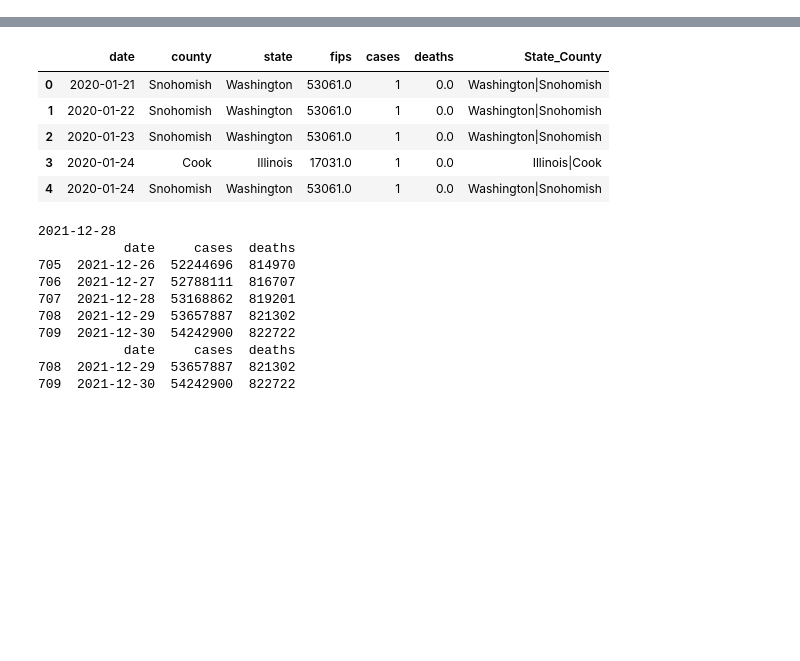
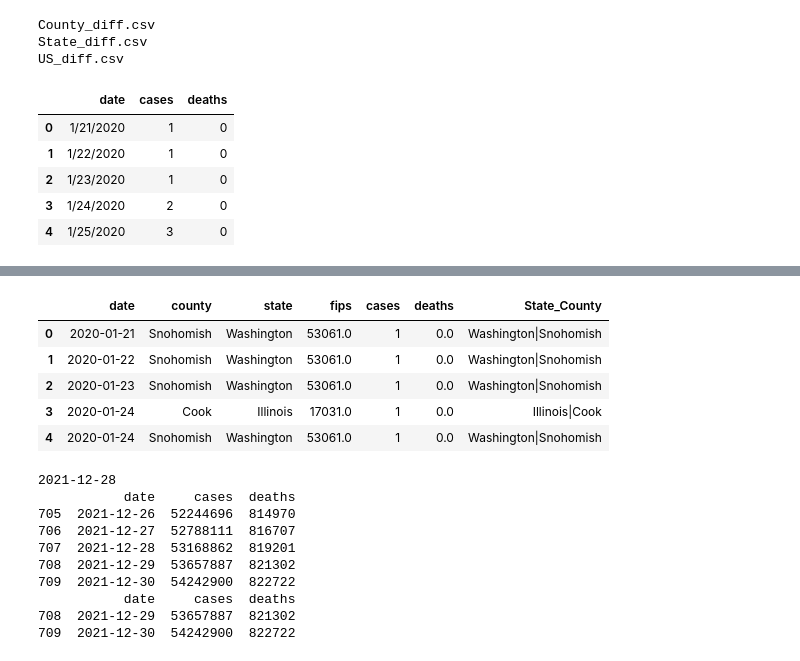
Before and after one commit to salikhussaini/Covid-Dashboard, a Jupyter notebook: Test.ipynb, the cells around one changed output, grey strips where cells are left out. Drawn from its saved outputs; the diff is of its cells as text; code cells hidden in the pictures; blank space fills up the shorter version.

```diff
--- a/Test.ipynb
+++ b/Test.ipynb
@@ -7,3 +7,47 @@ import plotly.graph_objects as go # Plotting
 import plotly.express as px
 import plotly.graph_objs as go
 from plotly.subplots import make_subplots
+# %%
+import zipfile
+
+def get_data():
+    path_to_zip_file = 'Data/US.zip'
+    with zipfile.ZipFile(path_to_zip_file, 'r') as zip_ref:
+        files = zip_ref.namelist()
+        files_a = []
+        for a in files:
+            df = zip_ref.open(a)
+            df = pd.read_csv(df)
+            files_a.append(df)
+
+        US,US_counties,US_states = (files_a[0],files_a[1],files_a[2])
+
+    path_to_zip_file = 'Data/US_diff.zip'
+    with zipfile.ZipFile(path_to_zip_file, 'r') as zip_ref:
+        files = zip_ref.namelist()
+        files_a = []
+        for a in files:
+            print(a)
+            df = zip_ref.open(a)
+            df = pd.read_csv(df)
+            files_a.append(df)
+
+        US_counties_diff,US_states_diff,US_diff = (files_a[0],files_a[1],files_a[2])
+
+        US_counties_diff['State_County'] = US_counties_diff['state'] + "|" + US_counties_diff['county']
+    return(US,US_counties,US_states,US_diff,US_counties_diff,US_states_diff)
+
+US,US_counties,US_states,US_diff,US_counties_diff,US_states_diff = get_data()
+
+
+US.head()
+# %% [output]
+County_diff.csv
+State_diff.csv
+US_diff.csv
+|  | date | cases | deaths |
+| 0 | 1/21/2020 | 1 | 0 |
+| 1 | 1/22/2020 | 1 | 0 |
+| 2 | 1/23/2020 | 1 | 0 |
+| 3 | 1/24/2020 | 2 | 0 |
+| 4 | 1/25/2020 | 3 | 0 |
```
Also changed, not shown: parts of 1 cell of this notebook, 6 other files.
